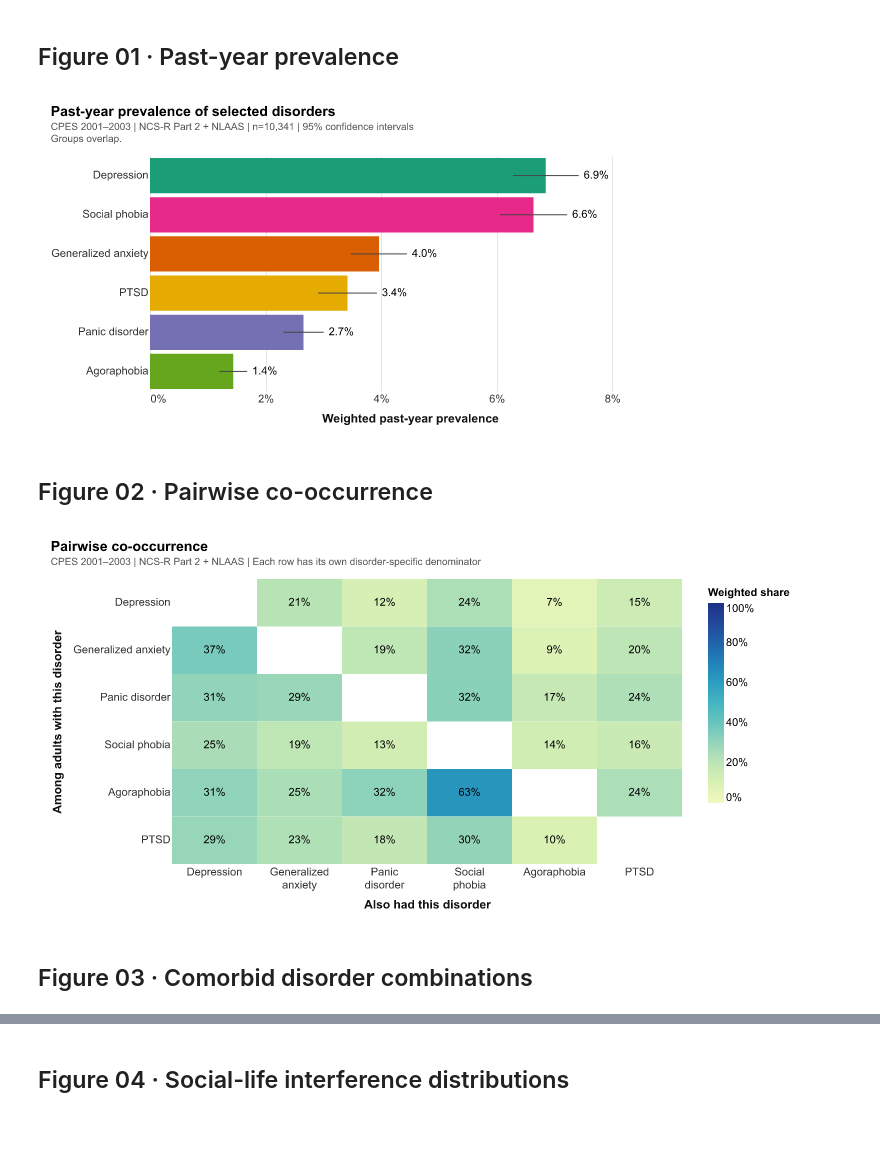
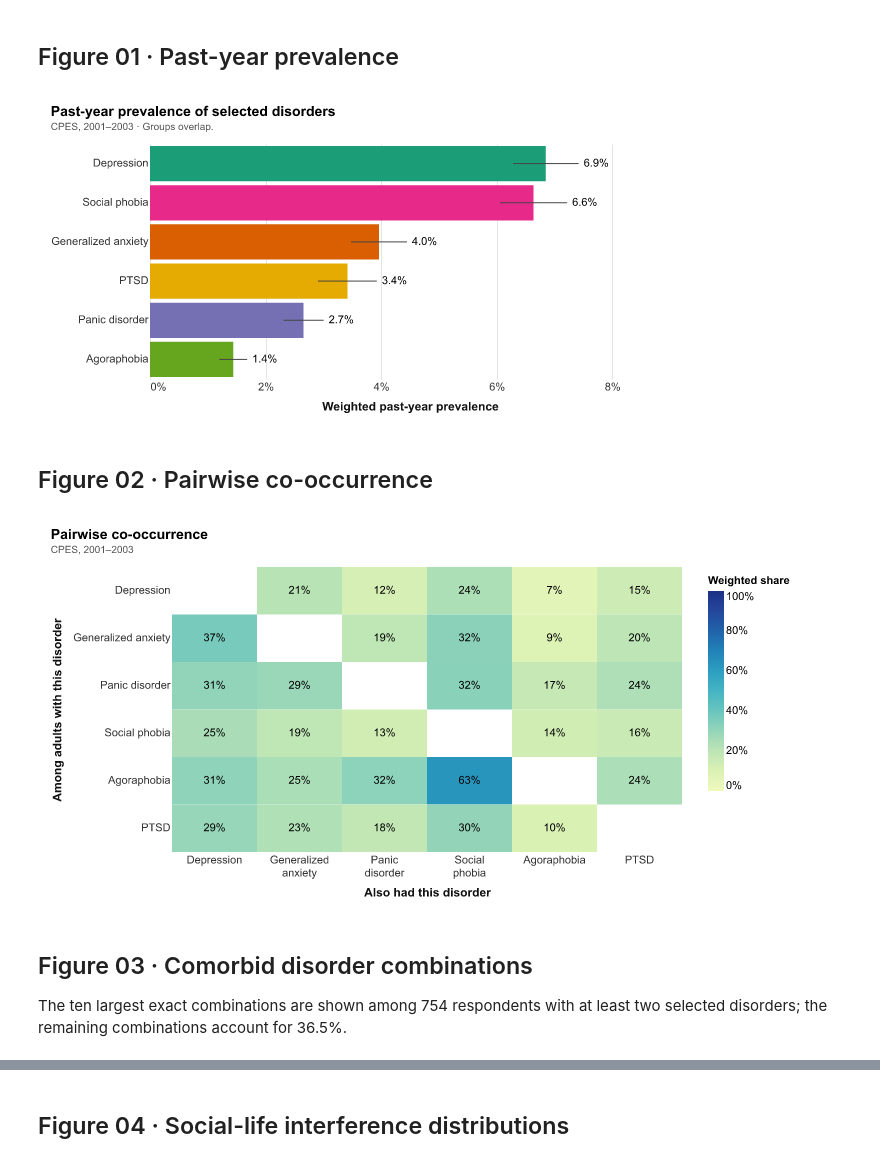
Before and after one commit to judycchen/capp30239-data-visualization_judy-chen, a Jupyter notebook: static-viz-project/milestone2_draft/static-draft.ipynb, the cells around one changed output, grey strips where cells are left out. Cells and saved outputs as stored; diff of their text form; code cells hidden in the pictures; blank space fills up the shorter version.

```diff
--- a/static-viz-project/milestone2_draft/static-draft.ipynb
+++ b/static-viz-project/milestone2_draft/static-draft.ipynb
@@ -38,8 +40,8 @@ DISORDER_SCALE = alt.Scale(domain=DISORDER_LABELS, range=list(DISORDER_COLORS.va
 NEUTRAL = "#7C8289"
 CARE_COLORS = {"Both": BLUE, "Professional contact only": "#A1B7CF",
                "Medication only": "#9673A6", "Neither reported": ORANGE}
-CPES_SOURCE = "CPES 2001–2003 | NCS-R Part 2 + NLAAS"
-NSDUH_SOURCE = "NSDUH 2024 | Adults with past-year depression"
+CPES_SOURCE = "CPES, 2001–2003"
+NSDUH_SOURCE = "NSDUH, 2024"
 
 
 def save_chart(chart, filename, title, notes):
@@ -202,35 +204,34 @@ NSDUH_DESIGN = {"weight": "ANALWT2_C", "strata": "VESTR_C", "cluster": "VEREP"}
 # %%
 prevalence = pd.DataFrame([
     {"name": label, **survey_mean(cpes, cpes[spec["diagnosis"]].map({1: 1., 5: 0.}), **CPES_DESIGN)}
     for label, spec in zip(DISORDER_LABELS, DISORDERS.values())
 ]).sort_values("estimate")
 
 
 def prevalence_chart(df):
     disorder_order = df.sort_values("estimate", ascending=False)["name"].tolist()
     base = alt.Chart(df).encode(
         y=alt.Y("name:N", sort=disorder_order, title=None),
     )
     bars = base.mark_bar().encode(
         x=alt.X("estimate:Q", title="Weighted past-year prevalence", axis=alt.Axis(format="%"),
                 scale=alt.Scale(domain=[0, .09], nice=False)),
         color=alt.Color("name:N", legend=None,
                         scale=DISORDER_SCALE),
     )
     intervals = base.mark_rule(color="#444444").encode(x="lower:Q", x2="upper:Q")
     labels = base.mark_text(align="left", dx=5).encode(
         x="upper:Q", text=alt.Text("estimate:Q", format=".1%"),
     )
     return (bars + intervals + labels).properties(width=520, height=235)
 
 
 save_chart(
     prevalence_chart(prevalence), "01_prevalence.png", "Past-year prevalence of selected disorders",
-    [CPES_SOURCE + " | n=10,341 | 95% confidence intervals",
-     "Groups overlap."],
+    [CPES_SOURCE + " · Groups overlap."],
 )
 # %% [output]
-[figure, old version]
+[figure, new version]
 # %% [markdown]
 ## Figure 02 · Pairwise co-occurrence
 # %%
@@ -272,12 +273,14 @@ def cooccurrence_chart(df):
 
 save_chart(
     cooccurrence_chart(cooccurrence_df), "02_cooccurrence_heatmap.png", "Pairwise co-occurrence",
-    [CPES_SOURCE + " | Each row has its own disorder-specific denominator"],
+    [CPES_SOURCE],
 )
 # %% [output]
-[figure, old version]
+[figure, new version]
 # %% [markdown]
 ## Figure 03 · Comorbid disorder combinations
+
+The ten largest exact combinations are shown among 754 respondents with at least two selected disorders; the remaining combinations account for 36.5%.
 # %%
 # Group the six yes/no columns directly: each group is one exact combination.
 diagnosis_flags = cpes[diagnosis_columns].eq(1).set_axis(DISORDER_LABELS, axis=1)
```
Also changed, not shown: parts of 15 cells of this notebook, 13 other files.
